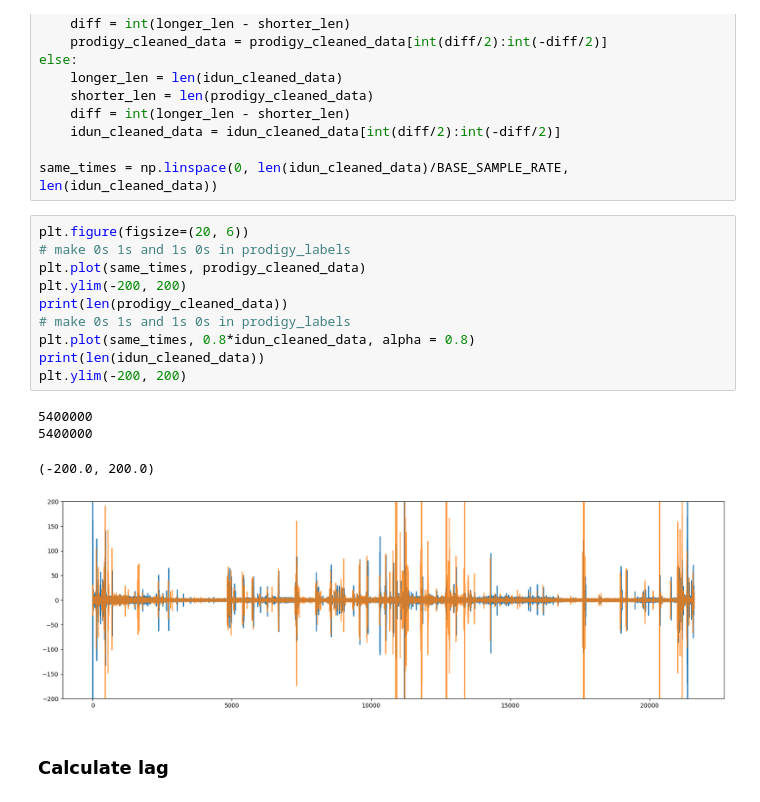
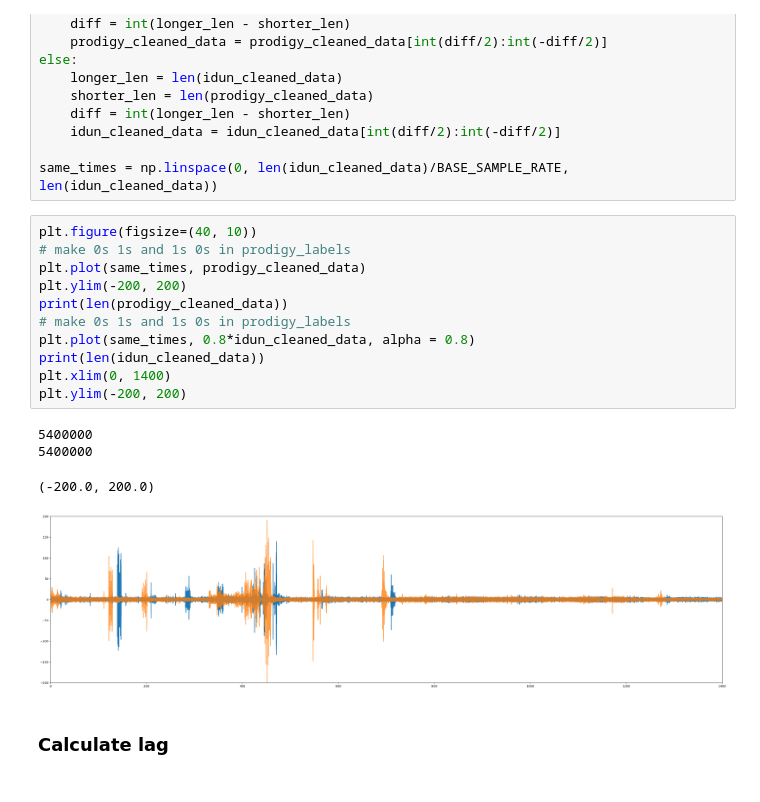
Before and after one commit to iduntech/idn-sync-data, a Jupyter notebook: sync_data.ipynb, the cells around one changed output. Saved outputs shown, nothing was run; the diff lists cells and outputs as text.

```diff
--- a/sync_data.ipynb
+++ b/sync_data.ipynb
@@ -143,20 +143,21 @@ else:
 
 same_times = np.linspace(0, len(idun_cleaned_data)/BASE_SAMPLE_RATE, len(idun_cleaned_data))
 # %%
-plt.figure(figsize=(20, 6))
+plt.figure(figsize=(40, 10))
 # make 0s 1s and 1s 0s in prodigy_labels
 plt.plot(same_times, prodigy_cleaned_data)
 plt.ylim(-200, 200)
 print(len(prodigy_cleaned_data))
 # make 0s 1s and 1s 0s in prodigy_labels
 plt.plot(same_times, 0.8*idun_cleaned_data, alpha = 0.8)
 print(len(idun_cleaned_data))
+plt.xlim(0, 1400)
 plt.ylim(-200, 200)
 # %% [output]
 5400000
 5400000
 (-200.0, 200.0)
-[figure, old version]
+[figure, new version]
 # %% [markdown]
 ### Calculate lag
 # %%
```
Also changed, not shown: parts of 4 cells of this notebook.
